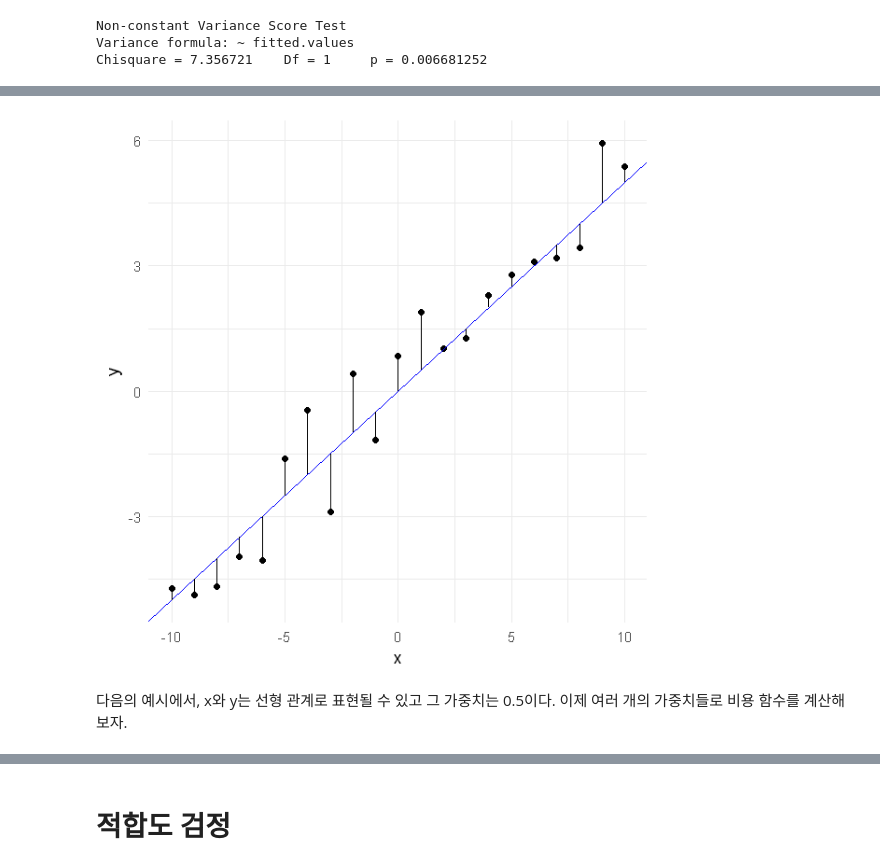
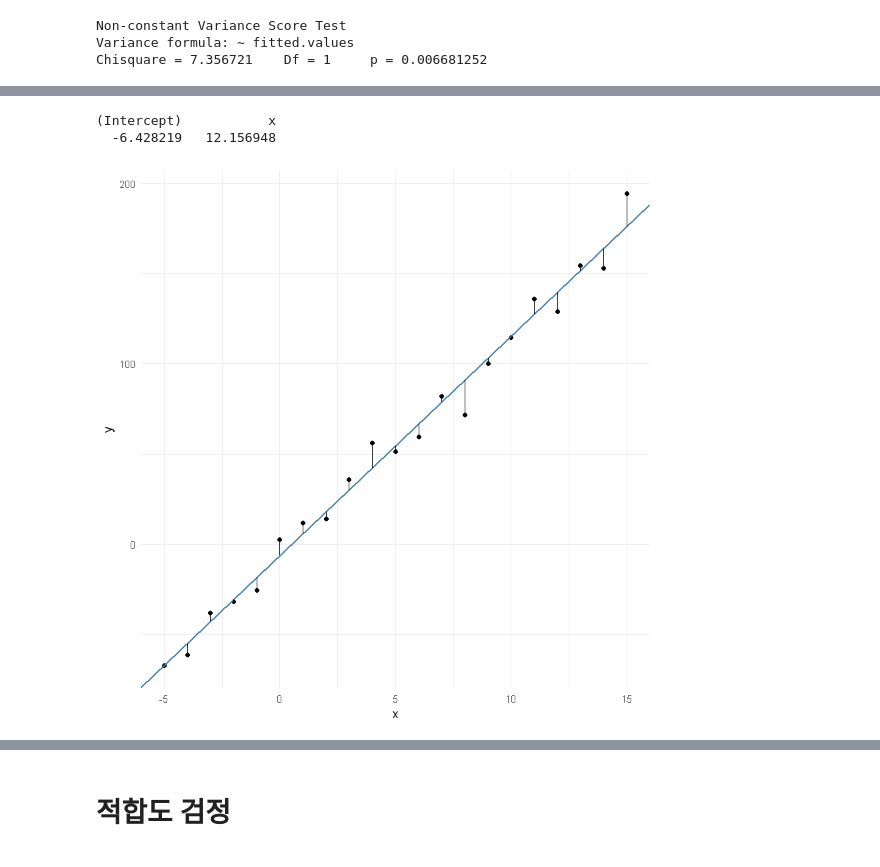
Before and after one commit to rymyung/Machine-Learning, a Jupyter notebook: Linear Regression.ipynb, the cells around one changed output, grey strips where cells are left out. Drawn from its saved outputs; the diff is of its cells as text; code cells hidden in the pictures.

```diff
--- a/Linear Regression.ipynb
+++ b/Linear Regression.ipynb
@@ -199,16 +228,21 @@ $$cost(W, b) = \frac{1}{m}\sum_{i=1}^m (H(x_i) - y_i)^2$$
 # %%
-# Load library
-library(ggplot2)
+# Set seed
+set.seed(2845)
 
 # Generate data
-x <- seq(-10, 10, 1)
-y <- 0.5*x + rnorm(21)
+x <- seq(-5, 15, 1)
+y <- 12*x - 7 + rnorm(21, 0, 10)
 lm.df <- data.frame(x = x, y = y)
 
+# Train
+lm.fit <- lm(y ~ x, lm.df)
+print(lm.fit$coefficients)
+
 # Plot
-ggplot(lm.df, aes(x, y)) + geom_point() + theme_minimal() + geom_abline(intercept = 0, slope = 0.5, col = "blue") +
-geom_segment(aes(x, 0.5*x, yend = y, xend = x))
+ggplot(lm.df, aes(x, y)) + geom_point() + theme_minimal() +
+geom_abline(intercept = lm.fit$coefficients[1], slope = lm.fit$coefficients[2], col = "steelblue", size = 0.8) +
+geom_segment(aes(x, lm.fit$coefficients[2]*x + lm.fit$coefficients[1], yend = y, xend = x))
 # %% [output]
+(Intercept)           x
+  -6.428219   12.156948
-[figure, old version]
+[figure, new version]
-# %% [markdown]
-다음의 예시에서, x와 y는 선형 관계로 표현될 수 있고 그 가중치는 0.5이다. 이제 여러 개의 가중치들로 비용 함수를 계산해보자.
```
Also changed, not shown: parts of 26 cells of this notebook.
